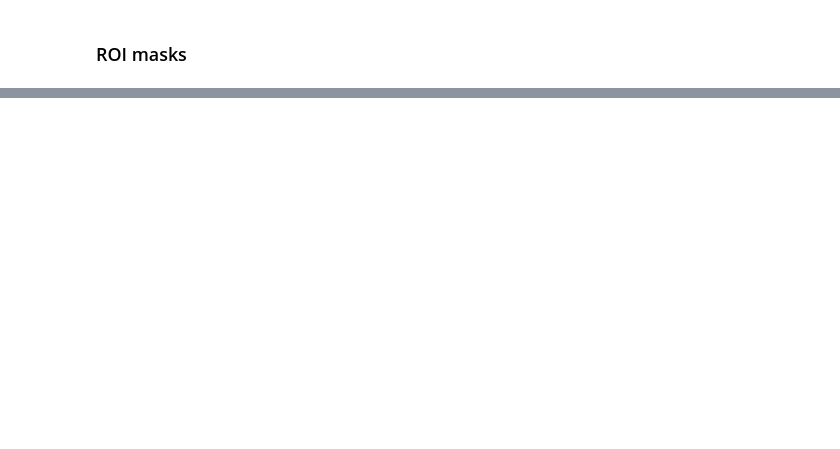
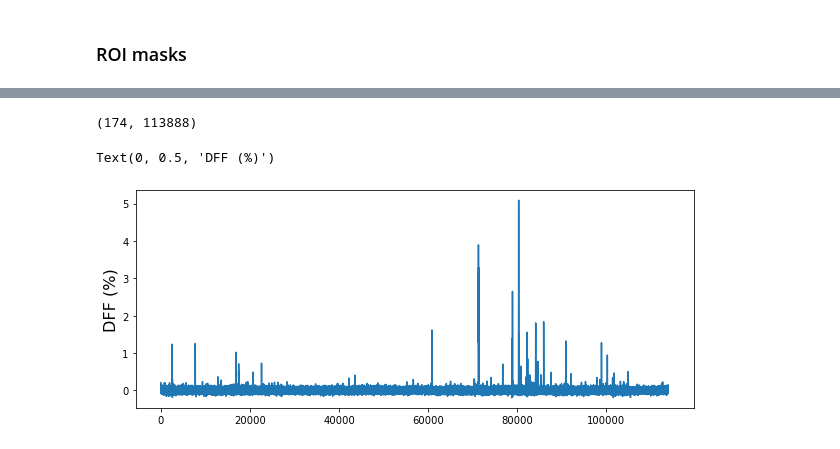
Before and after one commit to arunneru/AllenInst_Neuro, a Jupyter notebook: followingTuts_2Photon.ipynb, the cells around one changed output, grey strips where cells are left out. Saved outputs shown, nothing was run; the diff lists cells and outputs as text; code cells hidden in the pictures; blank space fills up the shorter version.

```diff
--- a/followingTuts_2Photon.ipynb
+++ b/followingTuts_2Photon.ipynb
@@ -148,2 +146,13 @@ plt.imshow(rois.sum(axis=0))
 # %%
 ts, dff = data_set.get_dff_traces()
+# %%
+dff.shape
+# %% [output]
+(174, 113888)
+# %%
+plt.figure(figsize=(10,4))
+plt.plot(dff[0,:])
+plt.ylabel("DFF (%)", fontsize=16)
+# %% [output]
+Text(0, 0.5, 'DFF (%)')
+[figure, added]
```
Also changed, not shown: parts of 5 cells of this notebook.
